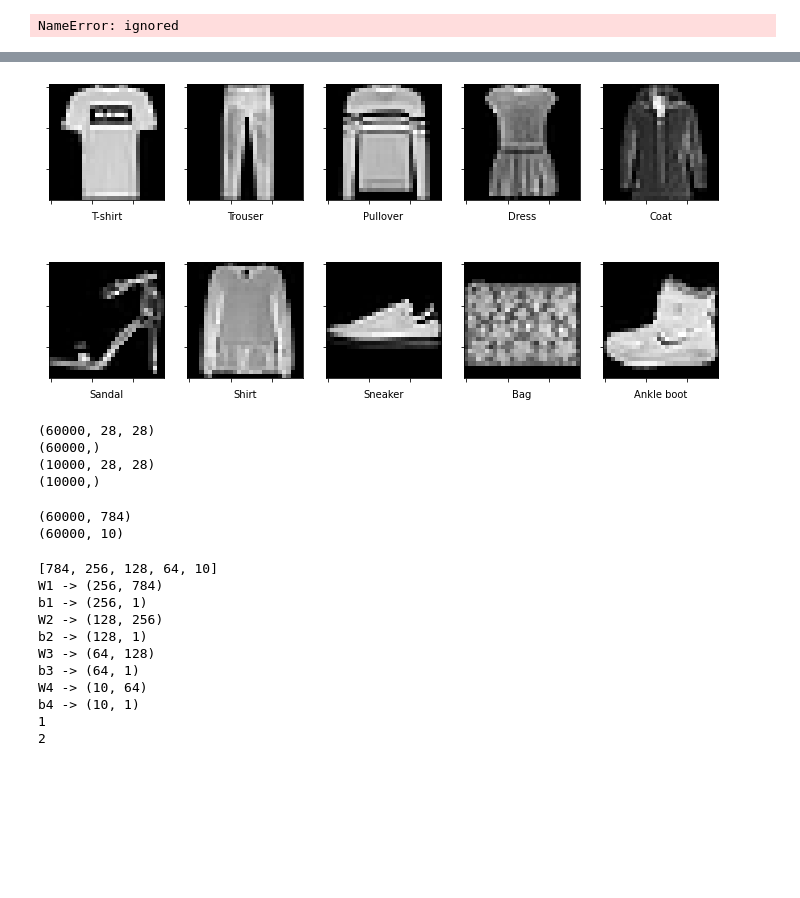
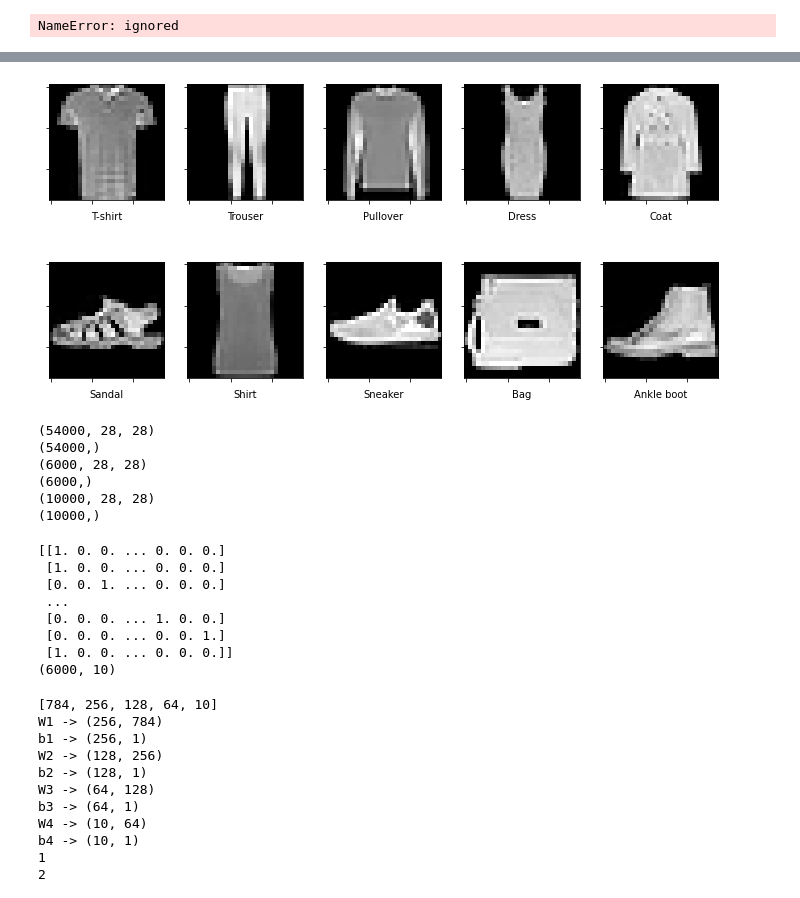
Before and after one commit to uanushkatkd/CS6910_Assignment1, a Jupyter notebook: Dl1.ipynb, the cells around one changed output, grey strips where cells are left out. Saved outputs shown, nothing was run; the diff lists cells and outputs as text; code cells hidden in the pictures; blank space fills up the shorter version.

```diff
--- a/Dl1.ipynb
+++ b/Dl1.ipynb
@@ -43,7 +44,10 @@ wandb.finish()
 NameError: ignored
 # %%
 # Loading the fashion-MNIST dataset
-(x_train, y_train), (x_test, y_test) = fashion_mnist.load_data()
+(x_tr, y_tr), (x_test, y_test) = fashion_mnist.load_data()
+
+
+x_train,x_val,y_train, y_val = train_test_split(x_tr,y_tr ,random_state=104,test_size=0.10, shuffle=True)
 #class names for fashion-MNIST
 class_names = ['T-shirt', 'Trouser', 'Pullover', 'Dress', 'Coat',
                'Sandal', 'Shirt', 'Sneaker', 'Bag', 'Ankle boot']
@@ -67,36 +79,57 @@ plt.show()
-[figure, old version]
+[figure, new version]
 # %%
 print(x_train.shape)
 print(y_train.shape)
+print(x_val.shape)
+print(y_val.shape)
 print(x_test.shape)
 print(y_test.shape)
 # %% [output]
-(60000, 28, 28)
-(60000,)
+(54000, 28, 28)
+(54000,)
+(6000, 28, 28)
+(6000,)
 (10000, 28, 28)
 (10000,)
 # %%
 # Normalize data
-x_train,x_test= x_train/255.0,x_test/255.0
+x_train,x_val,x_test= x_train/255.0,x_val/255.0,x_test/255.0
 
 #one hot encoding
 
 #Reshaping train and test data
-x_train,x_test=x_train.reshape(len(x_train),28*28),x_test.reshape(len(x_test),28*28)
+x_train,x_val,x_test=x_train.reshape(len(x_train),28*28),x_val.reshape(len(x_val),28*28),x_test.reshape(len(x_test),28*28)
 
-# to categorical
-from keras.utils import to_categorical
+# one hot encoding
+#from keras.utils import to_categorical
+def onehot_encoding(a,n_class):
+  temp = []
+  for i in a:
+    t1 = np.zeros(n_class)
+    t1[i] = 1
+    temp.append(t1)
+  temp=np.array(temp)
+  return temp
+y_train=onehot_encoding(y_train,10)  #run once only
+y_val = onehot_encoding(y_val,10)
+y_test = onehot_encoding(y_test,10)
+print(y_val)
 
-y_train = to_categorical(y_train, dtype ="uint8")
-y_test = to_categorical(y_test, dtype ="uint8")
+#y_test = to_categorical(y_test, dtype ="uint8")
 
 # Labels after applying the function
 # Training set labels
-print(x_train.shape)
-print(y_train.shape)
+#print(x_train.shape)
+print(y_val.shape)
 # %% [output]
-(60000, 784)
-(60000, 10)
+[[1. 0. 0. ... 0. 0. 0.]
+ [1. 0. 0. ... 0. 0. 0.]
+ [0. 0. 1. ... 0. 0. 0.]
+ ...
+ [0. 0. 0. ... 1. 0. 0.]
+ [0. 0. 0. ... 0. 0. 1.]
+ [1. 0. 0. ... 0. 0. 0.]]
+(6000, 10)
 # %%
 hidden_layer=[256,128,64]
 no_of_class=10
```
Also changed, not shown: parts of 4 cells of this notebook.
